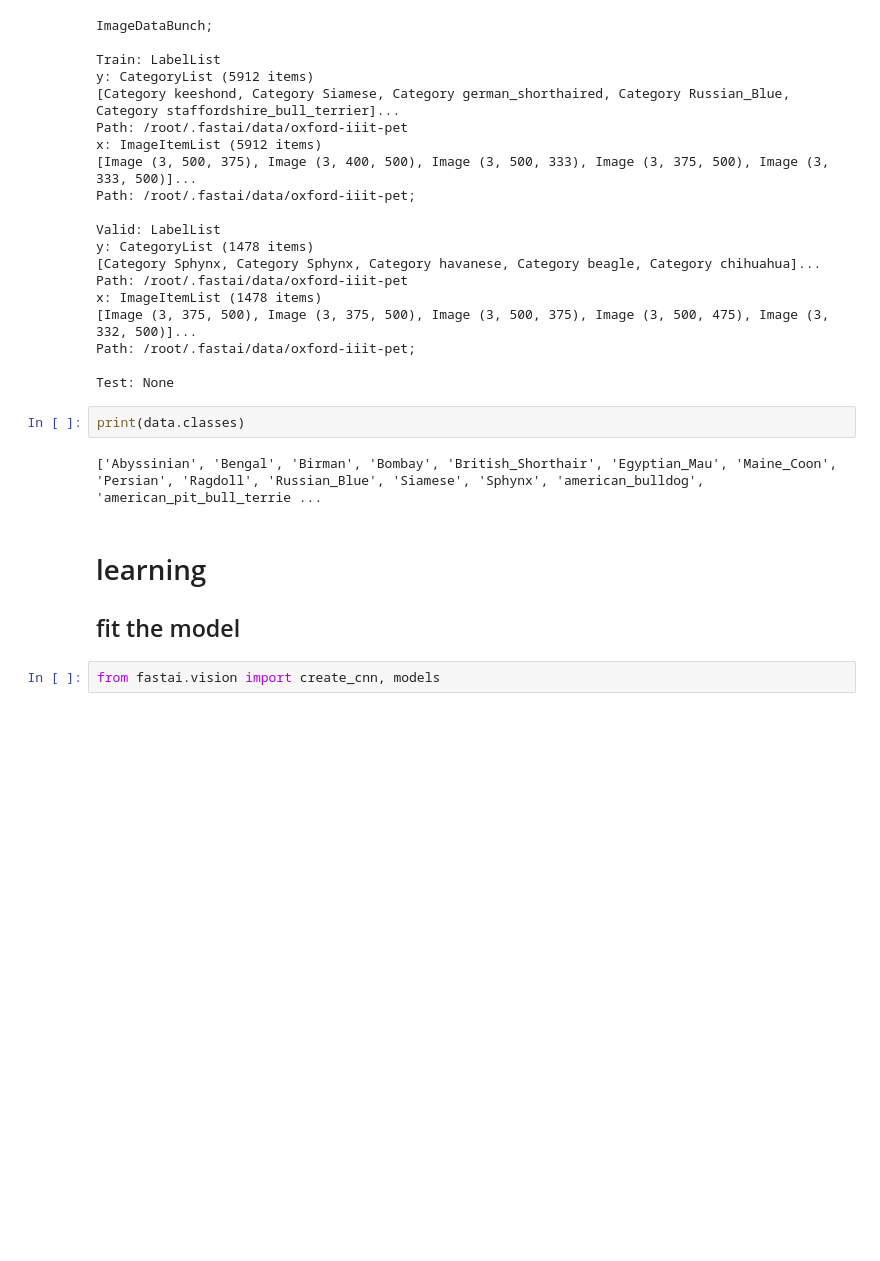
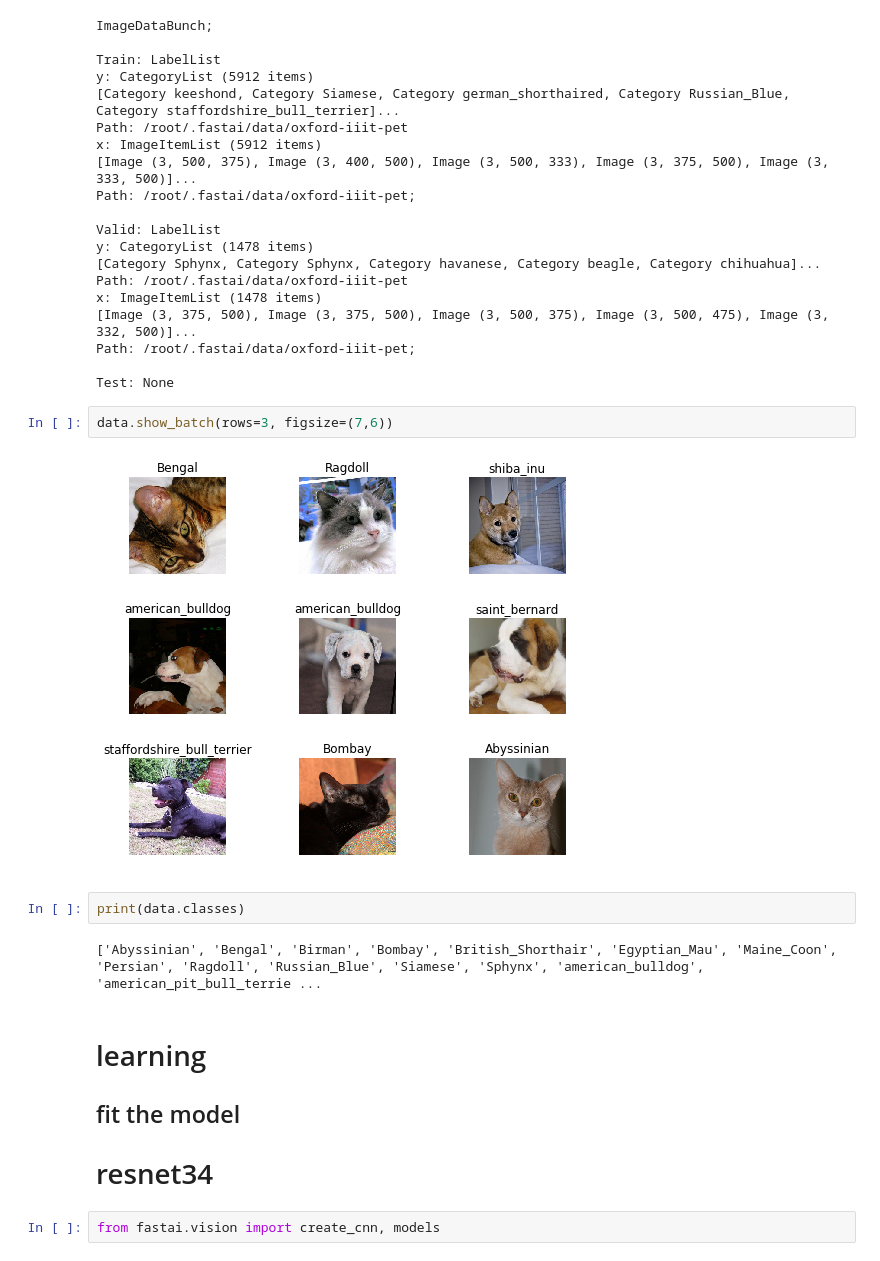
Before and after one commit to musedivision/dlv3, a Jupyter notebook: lesson1-Copy1.ipynb, the cells around one changed output. Cells and saved outputs as stored; diff of their text form; blank space fills up the shorter version.

```diff
--- a/lesson1-Copy1.ipynb
+++ b/lesson1-Copy1.ipynb
@@ -81,6 +81,10 @@ x: ImageItemList (1478 items)
 Path: /root/.fastai/data/oxford-iiit-pet;
 
 Test: None
+# %%
+data.show_batch(rows=3, figsize=(7,6))
+# %% [output]
+[figure, added]
 # %%
 print(data.classes)
 # %% [output]
@@ -88,6 +92,8 @@ print(data.classes)
 # %% [markdown]
 # learning
 ## fit the model
+
+# resnet34
 # %%
 from fastai.vision import create_cnn, models
 # %%
```
Also changed, not shown: parts of 14 cells of this notebook.
